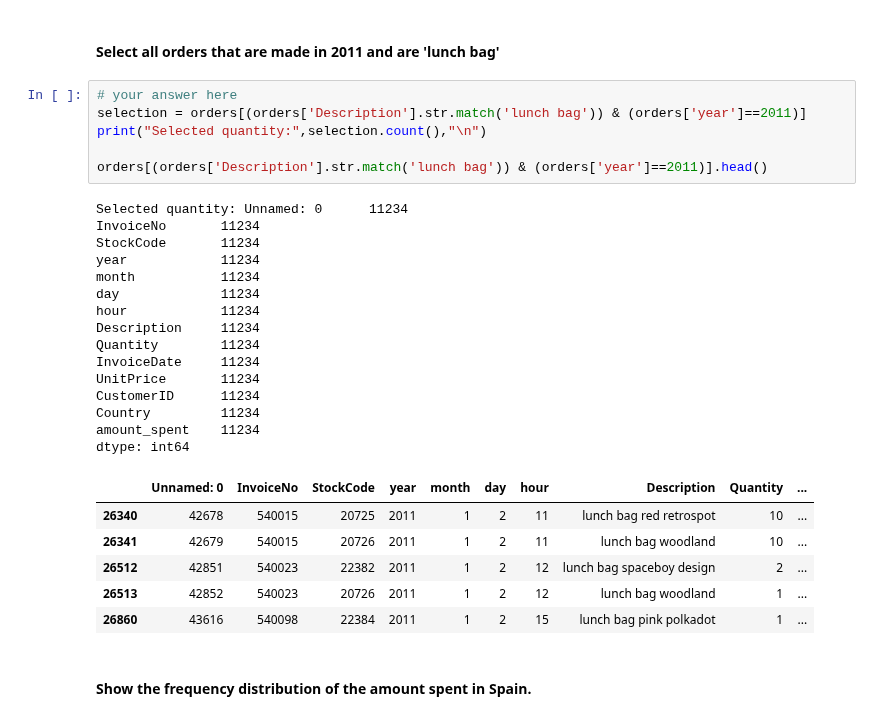
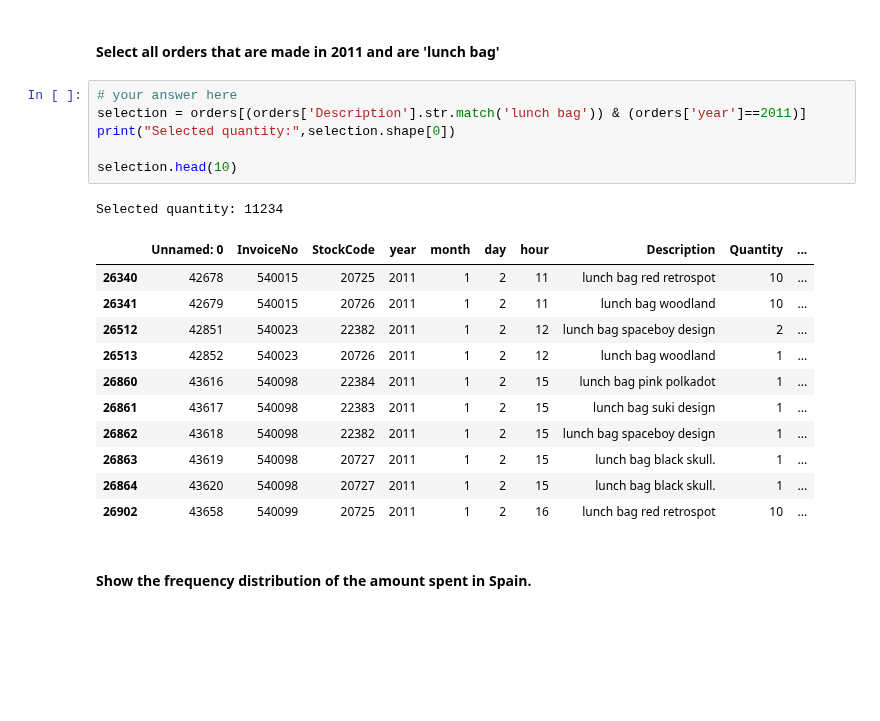
Before and after one commit to davidlafuentem/data-labs, a Jupyter notebook: module-2/lab-subsetting-and-descriptive-stats/your-code/main.ipynb, the cells around one changed output. Cells and saved outputs as stored; diff of their text form; blank space fills up the shorter version.

```diff
--- a/module-2/lab-subsetting-and-descriptive-stats/your-code/main.ipynb
+++ b/module-2/lab-subsetting-and-descriptive-stats/your-code/main.ipynb
@@ -563,30 +541,21 @@ dtype: int64
 # %%
 # your answer here
 selection = orders[(orders['Description'].str.match('lunch bag')) & (orders['year']==2011)]
-print("Selected quantity:",selection.count(),"\n")
+print("Selected quantity:",selection.shape[0])
 
-orders[(orders['Description'].str.match('lunch bag')) & (orders['year']==2011)].head()
+selection.head(10)
 # %% [output]
-Selected quantity: Unnamed: 0      11234
-InvoiceNo       11234
-StockCode       11234
-year            11234
-month           11234
-day             11234
-hour            11234
-Description     11234
-Quantity        11234
-InvoiceDate     11234
-UnitPrice       11234
-CustomerID      11234
-Country         11234
-amount_spent    11234
-dtype: int64
+Selected quantity: 11234
 |  | Unnamed: 0 | InvoiceNo | StockCode | year | month | day | hour | Description | Quantity | ... |
 | 26340 | 42678 | 540015 | 20725 | 2011 | 1 | 2 | 11 | lunch bag red retrospot | 10 | ... |
 | 26341 | 42679 | 540015 | 20726 | 2011 | 1 | 2 | 11 | lunch bag woodland | 10 | ... |
 | 26512 | 42851 | 540023 | 22382 | 2011 | 1 | 2 | 12 | lunch bag spaceboy design | 2 | ... |
 | 26513 | 42852 | 540023 | 20726 | 2011 | 1 | 2 | 12 | lunch bag woodland | 1 | ... |
 | 26860 | 43616 | 540098 | 22384 | 2011 | 1 | 2 | 15 | lunch bag pink polkadot | 1 | ... |
+| 26861 | 43617 | 540098 | 22383 | 2011 | 1 | 2 | 15 | lunch bag suki design | 1 | ... |
+| 26862 | 43618 | 540098 | 22382 | 2011 | 1 | 2 | 15 | lunch bag spaceboy design | 1 | ... |
+| 26863 | 43619 | 540098 | 20727 | 2011 | 1 | 2 | 15 | lunch bag black skull. | 1 | ... |
+| 26864 | 43620 | 540098 | 20727 | 2011 | 1 | 2 | 15 | lunch bag black skull. | 1 | ... |
+| 26902 | 43658 | 540099 | 20725 | 2011 | 1 | 2 | 16 | lunch bag red retrospot | 10 | ... |
 # %% [markdown]
 #### Show the frequency distribution of the amount spent in Spain.
```
Also changed, not shown: parts of 30 cells of this notebook.
